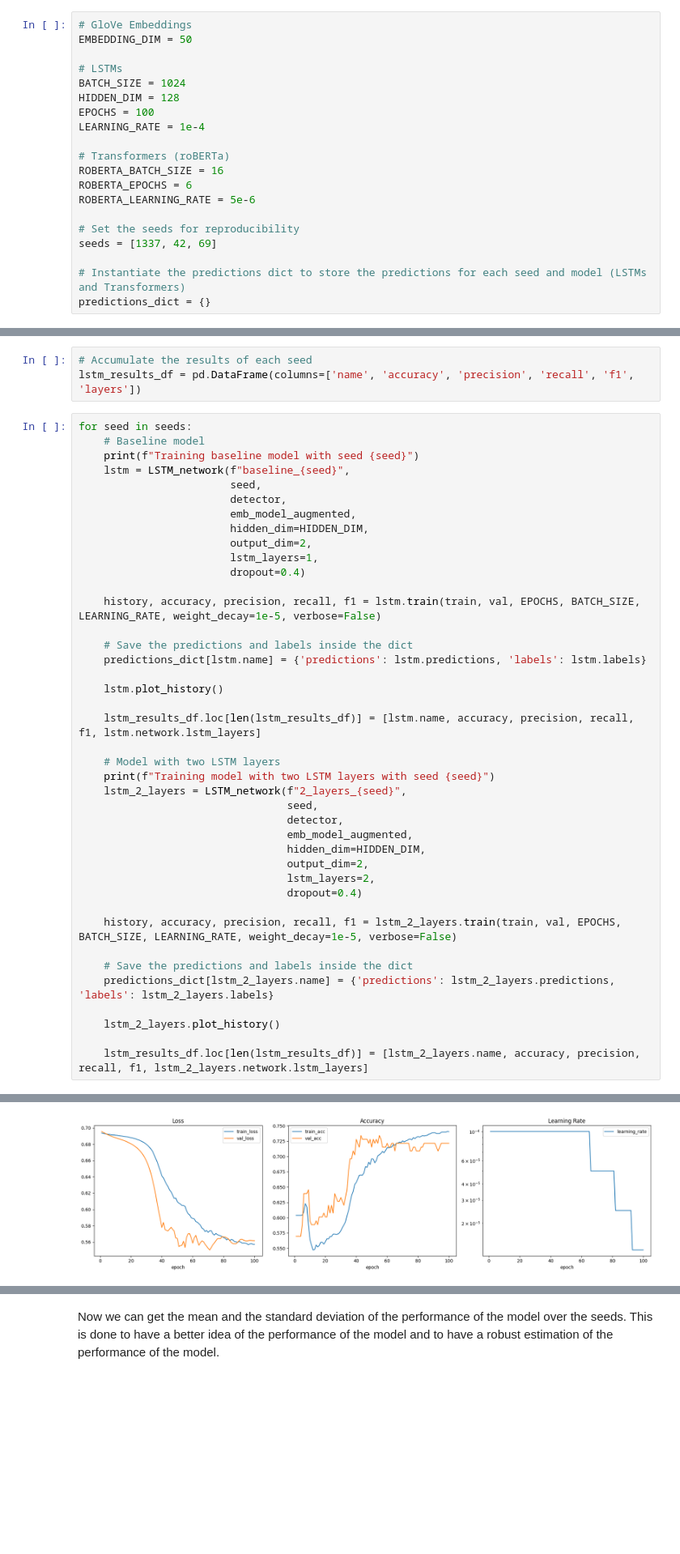
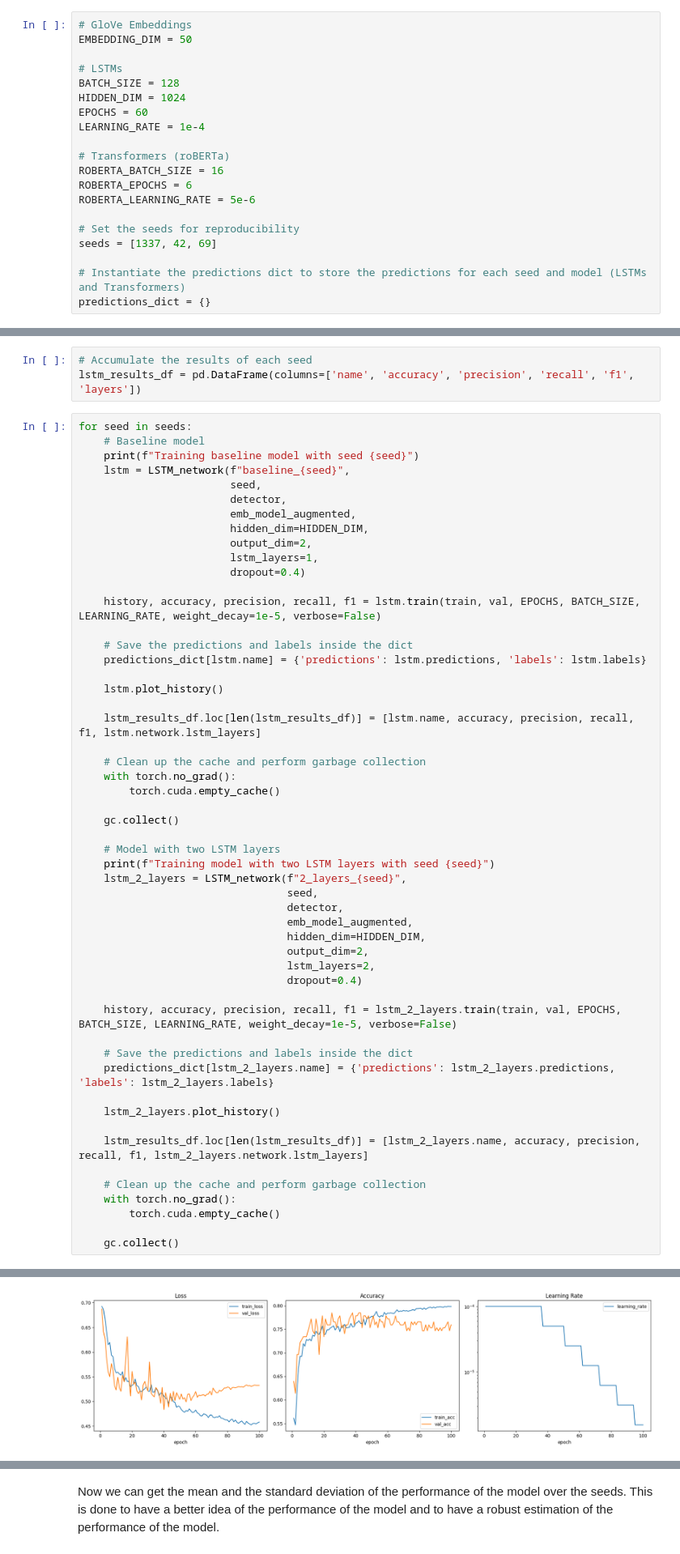
Before and after one commit to MatteoFasulo/Sexism-detection, a Jupyter notebook: assignment_1.ipynb, the cells around one changed output, grey strips where cells are left out. Shown at 81% size. Drawn from its saved outputs; the diff is of its cells as text; blank space fills up the shorter version.

```diff
--- a/assignment_1.ipynb
+++ b/assignment_1.ipynb
@@ -517,9 +517,9 @@ The constants are defined in the following cell. We will use them to define the
 EMBEDDING_DIM = 50
 
 # LSTMs
-BATCH_SIZE = 1024
-HIDDEN_DIM = 128
-EPOCHS = 100
+BATCH_SIZE = 128
+HIDDEN_DIM = 1024
+EPOCHS = 60
 LEARNING_RATE = 1e-4
 
 # Transformers (roBERTa)
@@ -1060,6 +1060,12 @@ for seed in seeds:
 
     lstm_results_df.loc[len(lstm_results_df)] = [lstm.name, accuracy, precision, recall, f1, lstm.network.lstm_layers]
 
+    # Clean up the cache and perform garbage collection
+    with torch.no_grad():
+        torch.cuda.empty_cache()
+
+    gc.collect()
+
     # Model with two LSTM layers
     print(f"Training model with two LSTM layers with seed {seed}")
     lstm_2_layers = LSTM_network(f"2_layers_{seed}",
@@ -1079,5 +1085,11 @@ for seed in seeds:
     lstm_2_layers.plot_history()
 
     lstm_results_df.loc[len(lstm_results_df)] = [lstm_2_layers.name, accuracy, precision, recall, f1, lstm_2_layers.network.lstm_layers]
+
+    # Clean up the cache and perform garbage collection
+    with torch.no_grad():
+        torch.cuda.empty_cache()
+
+    gc.collect()
 # %% [output]
 Training baseline model with seed 1337
@@ -1098,2 +1109,2 @@ Accuracy: 0.7215, Precision: 0.7161, Recall: 0.7124, F1: 0.7138
-[figure, old version]
+[figure, new version]
 Training model with two LSTM layers with seed 42
```
Also changed, not shown: parts of 26 cells of this notebook, 6 other files.
